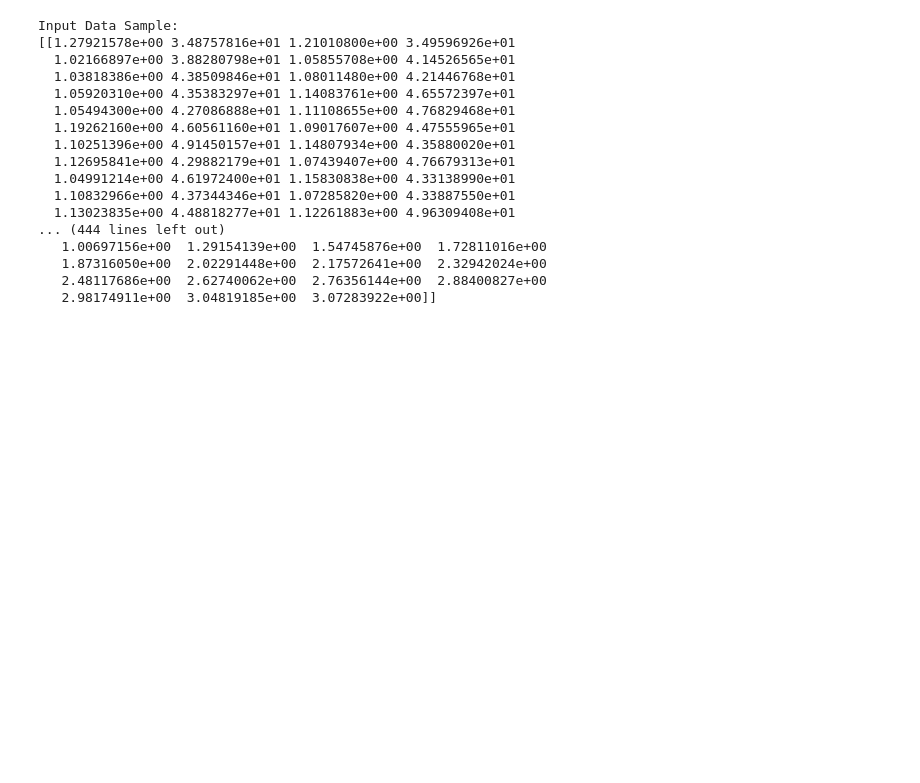
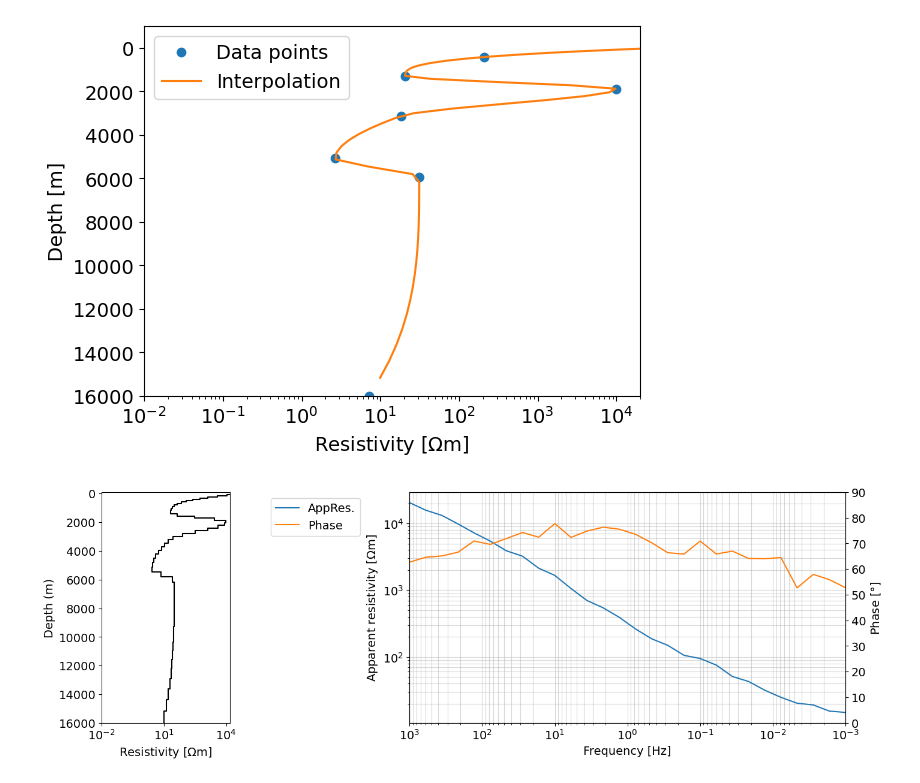
Before and after one commit to julioagarcia/1DMT, a Jupyter notebook: SyntheticDataset1D.ipynb, the cells around one changed output. Cells and saved outputs as stored; diff of their text form; code cells hidden in the pictures; blank space fills up the shorter version.

```diff
--- a/SyntheticDataset1D.ipynb
+++ b/SyntheticDataset1D.ipynb
@@ -71,7 +73,7 @@ def run_forward(layer_thicknesses, rho_layers, frequencies, relative_error_rho=0
 # %%
 #Defining input and output datasets. Training data size of 10000
 
-num_entries = 162000
+num_entries = 250000
 input_size = 56
 output_size = 51
 
@@ -215,25 +181,42 @@ print("--- %s seconds ---" % (time.time() - start_time))
-# %%
-#Printed a few entries from the datasets to verify their condition
-
-print("Input Data Sample:")
-print(input_data[:3])  # Print the first 3 entries of the input dataset
-print("\nTarget Data Sample:")
-print(filtered_target_data[:3])  # Print the first 3 entries of the target dataset
-# %% [output]
-Input Data Sample:
-[[1.27921578e+00 3.48757816e+01 1.21010800e+00 3.49596926e+01
-  1.02166897e+00 3.88280798e+01 1.05855708e+00 4.14526565e+01
-  1.03818386e+00 4.38509846e+01 1.08011480e+00 4.21446768e+01
-  1.05920310e+00 4.35383297e+01 1.14083761e+00 4.65572397e+01
-  1.05494300e+00 4.27086888e+01 1.11108655e+00 4.76829468e+01
-  1.19262160e+00 4.60561160e+01 1.09017607e+00 4.47555965e+01
-  1.10251396e+00 4.91450157e+01 1.14807934e+00 4.35880020e+01
-  1.12695841e+00 4.29882179e+01 1.07439407e+00 4.76679313e+01
-  1.04991214e+00 4.61972400e+01 1.15830838e+00 4.33138990e+01
-  1.10832966e+00 4.37344346e+01 1.07285820e+00 4.33887550e+01
-  1.13023835e+00 4.48818277e+01 1.12261883e+00 4.96309408e+01
-... (444 lines left out)
-   1.00697156e+00  1.29154139e+00  1.54745876e+00  1.72811016e+00
-   1.87316050e+00  2.02291448e+00  2.17572641e+00  2.32942024e+00
-   2.48117686e+00  2.62740062e+00  2.76356144e+00  2.88400827e+00
-   2.98174911e+00  3.04819185e+00  3.07283922e+00]]
+# %%
+#Plot interpolated resistivity model
+
+mono_vals_to_the_power_of_10 = np.power(10,mono_vals)
+plt.figure()
+plt.plot(samples_to_the_power_of_10,inter_depths, 'o', label='Data points')
+#plt.plot(values,knots, '-')
+plt.plot(mono_vals_to_the_power_of_10,knots, '-', label='Interpolation')
+plt.legend()
+plt.xlabel('Resistivity [$\Omega$m]')
+plt.xscale("log")
+plt.ylabel('Depth [m]')
+plt.ylim(16000,-1000)
+plt.xlim(0.01, 20000)
+plt.show()
+#Display resistivity-depth model and forward modelled phase and apparent resistivities (pulled from SimPEG tutorial)
+
+fig = plt.figure(figsize=(16, 5))
+gs = gridspec.GridSpec(1, 5, figure=fig)
+ax0 = fig.add_subplot(gs[0, 0])
+plot_1d_layer_model(layer_thicknesses[::1], rho_layers[::-1], ax=ax0, color="k", **{'label':'True'})
+ax0.set_xlabel("Resistivity [$\Omega$m]")
+ax0.set_xlim(0.01, 15000)
+ax0.set_ylim(16000,-100)
+# ax0.set_yscale('log')
+ax = fig.add_subplot(gs[0, 2:])
+ax.loglog(frequencies, dobs.reshape((len(frequencies), 2))[:,0], color='C0', label='AppRes.')
+ax.loglog(frequencies[0], dobs.reshape((len(frequencies), 2))[0,0], color='C1', label='Phase')
+ax_1 = ax.twinx()
+ax_1.plot(frequencies, dobs.reshape((len(frequencies), 2))[:,1], color='C1')
+ax.set_xlabel("Frequency [Hz]")
+ax_1.set_ylim(0, 90)
+ax.grid(True, which='both', alpha=0.5)
+ax.set_ylabel("Apparent resistivity [$\Omega$m]")
+ax_1.set_ylabel("Phase [$\degree$]")
+ax.legend(bbox_to_anchor=(-0.1, 1))
+#ax.set_xlim(100000,0.0001)
+ax.set_xlim(frequencies.max(), frequencies.min())
+plt.show()
+# %% [output]
+[figure, added]
+[figure, added]
```
Also changed, not shown: parts of 5 cells of this notebook.
